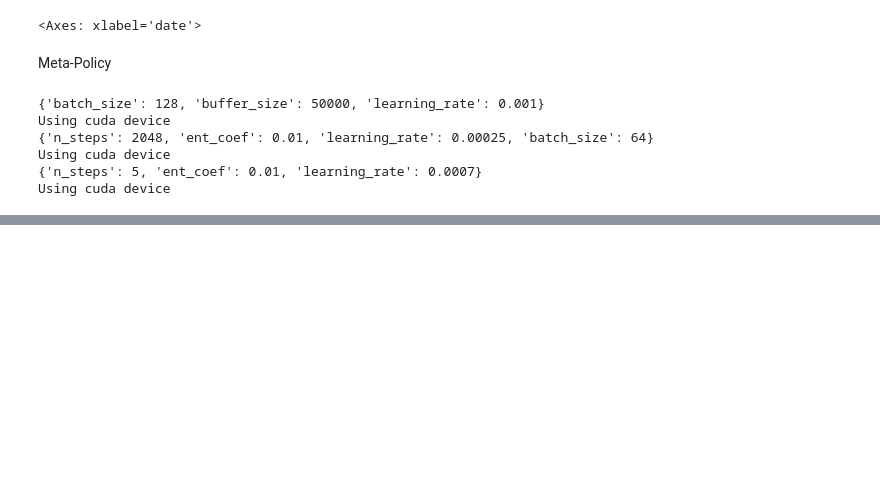
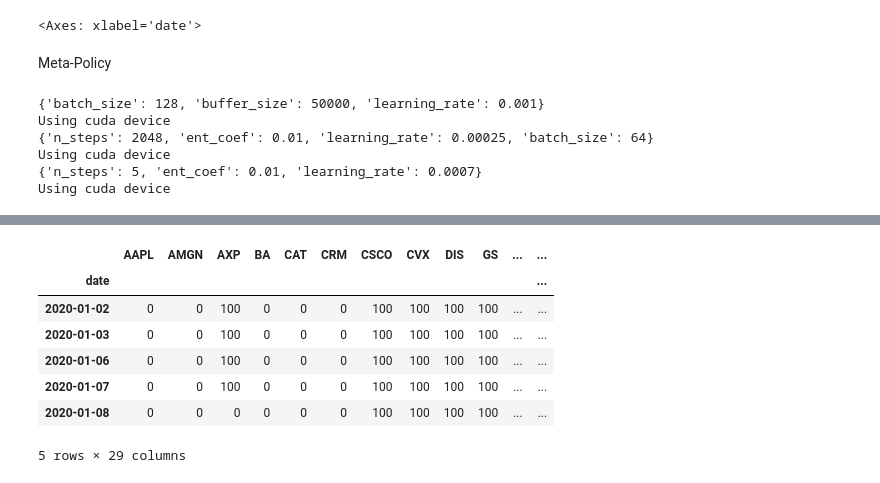
Before and after one commit to natty6418/sentiment-drl-trading, a Jupyter notebook: Trading Bot.ipynb, the cells around one changed output, grey strips where cells are left out. Drawn from its saved outputs; the diff is of its cells as text; code cells hidden in the pictures; blank space fills up the shorter version.

```diff
--- a/Trading Bot.ipynb
+++ b/Trading Bot.ipynb
@@ -764,5 +804,5 @@ Using cuda device
 # %%
 def get_agent_predictions(model, environment):
-    return DRLAgent.DRL_prediction(
+    return DRL_prediction(
         model=model,
         environment = environment)
@@ -854,0 +866,15 @@ returns = df_account_value.pct_change().fillna(0).values
+# %%
+# Get predictions and save account values, actions, rewards, and states
+ddpg_account_value, ddpg_actions, ddpg_states = get_agent_predictions(
+    trained_ddpg, CustomStockTradingEnv(df=trade, **env_kwargs)
+)
+
+
+
+ppo_account_value, ppo_actions, ppo_rewards, ppo_states = get_agent_predictions(
+    trained_ppo, StockTradingEnv(df=trade, **env_kwargs)
+)
+
+a2c_account_value, a2c_actions, a2c_rewards, a2c_states = get_agent_predictions(
+    trained_a2c, StockTradingEnv(df=trade, **env_kwargs)
+)
@@ -854,0 +892,11 @@ returns = df_account_value.pct_change().fillna(0).values
+# %%
+ddpg_actions.head()
+# %% [output]
+|  | AAPL | AMGN | AXP | BA | CAT | CRM | CSCO | CVX | DIS | GS | ... | ... |
+| date |  |  |  |  |  |  |  |  |  |  |  | ... |
+| 2020-01-02 | 0 | 0 | 100 | 0 | 0 | 0 | 100 | 100 | 100 | 100 | ... | ... |
+| 2020-01-03 | 0 | 0 | 100 | 0 | 0 | 0 | 100 | 100 | 100 | 100 | ... | ... |
+| 2020-01-06 | 0 | 0 | 100 | 0 | 0 | 0 | 100 | 100 | 100 | 100 | ... | ... |
+| 2020-01-07 | 0 | 0 | 100 | 0 | 0 | 0 | 100 | 100 | 100 | 100 | ... | ... |
+| 2020-01-08 | 0 | 0 | 0 | 0 | 0 | 0 | 100 | 100 | 100 | 100 | ... | ... |
+5 rows × 29 columns
```
Also changed, not shown: parts of 34 cells of this notebook, 2 other files.
